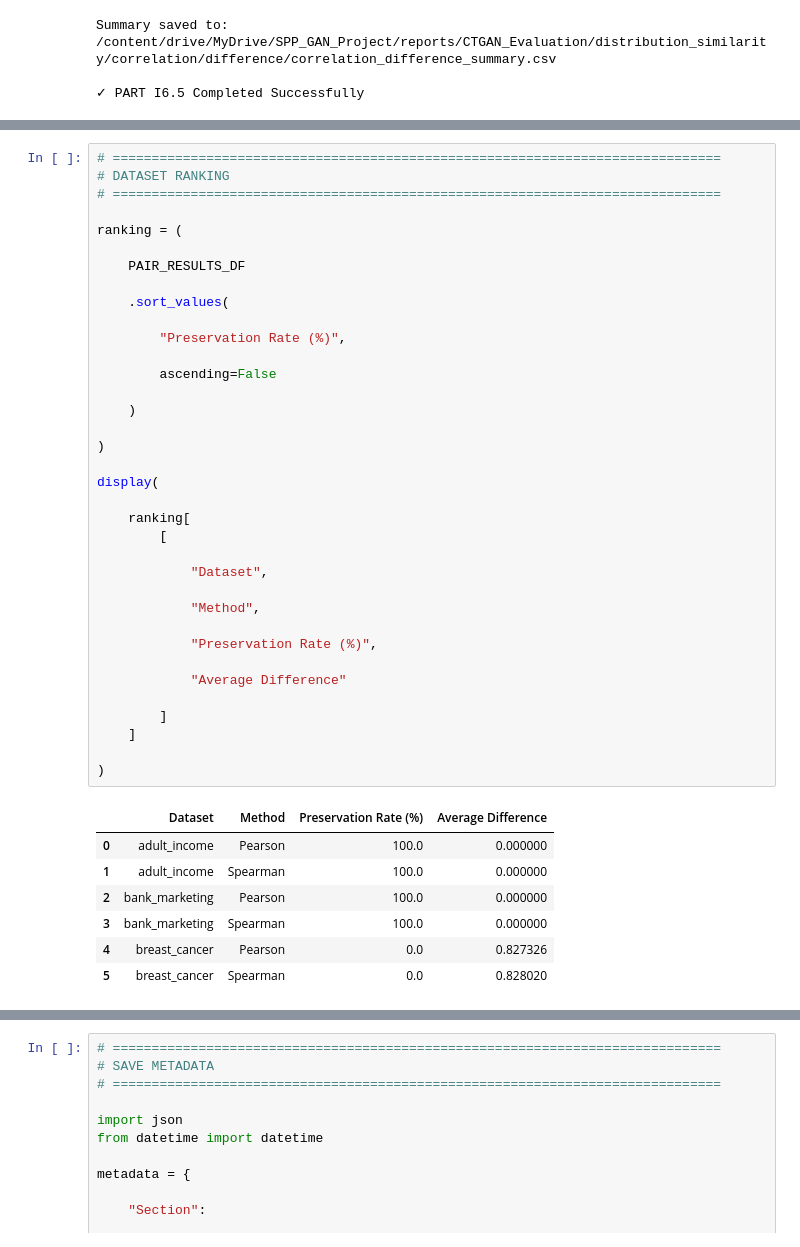
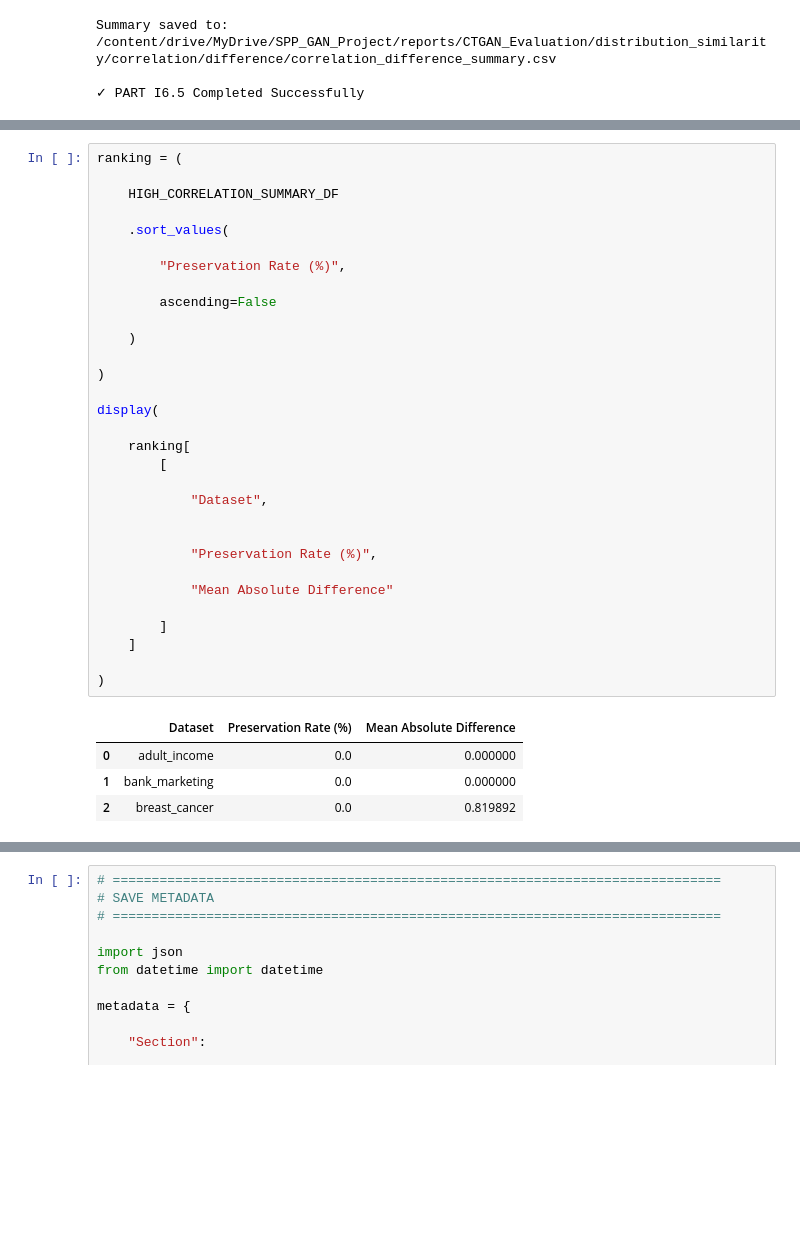
Before and after one commit to amzad-786githumb/Privacy-Preserving-Synthetic-Tabular-Data-Generation-Using-Generative-Adversarial-Networks, a Jupyter notebook: 04_Baseline_Deep_Models.ipynb, the cells around one changed output, grey strips where cells are left out. Cells and saved outputs as stored; diff of their text form; blank space fills up the shorter version.

```diff
--- a/04_Baseline_Deep_Models.ipynb
+++ b/04_Baseline_Deep_Models.ipynb
@@ -10730,47 +10906,39 @@ Matrix Similarity     : 0.0028
 # %%
-# ==============================================================================
-# DATASET RANKING
-# ==============================================================================
-
 ranking = (
 
-    PAIR_RESULTS_DF
+    HIGH_CORRELATION_SUMMARY_DF
 
     .sort_values(
 
         "Preservation Rate (%)",
 
         ascending=False
 
     )
 
 )
 
 display(
 
     ranking[
         [
 
             "Dataset",
 
-            "Method",
 
             "Preservation Rate (%)",
 
-            "Average Difference"
+            "Mean Absolute Difference"
 
         ]
     ]
 
 )
 # %% [output]
-|  | Dataset | Method | Preservation Rate (%) | Average Difference |
-| 0 | adult_income | Pearson | 100.0 | 0.000000 |
-| 1 | adult_income | Spearman | 100.0 | 0.000000 |
-| 2 | bank_marketing | Pearson | 100.0 | 0.000000 |
-| 3 | bank_marketing | Spearman | 100.0 | 0.000000 |
-| 4 | breast_cancer | Pearson | 0.0 | 0.827326 |
-| 5 | breast_cancer | Spearman | 0.0 | 0.828020 |
+|  | Dataset | Preservation Rate (%) | Mean Absolute Difference |
+| 0 | adult_income | 0.0 | 0.000000 |
+| 1 | bank_marketing | 0.0 | 0.000000 |
+| 2 | breast_cancer | 0.0 | 0.819892 |
 # %%
 # ==============================================================================
 # VERIFICATION
```
Also changed, not shown: parts of 51 cells of this notebook.
